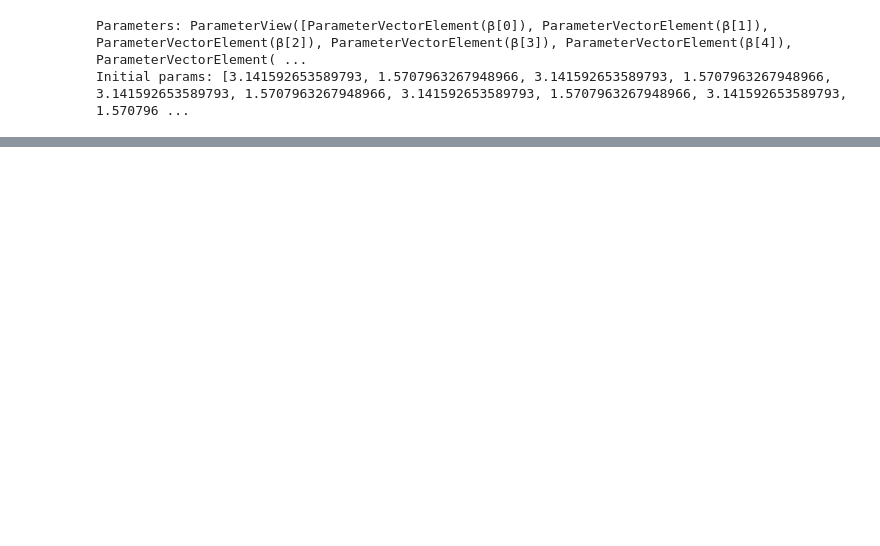
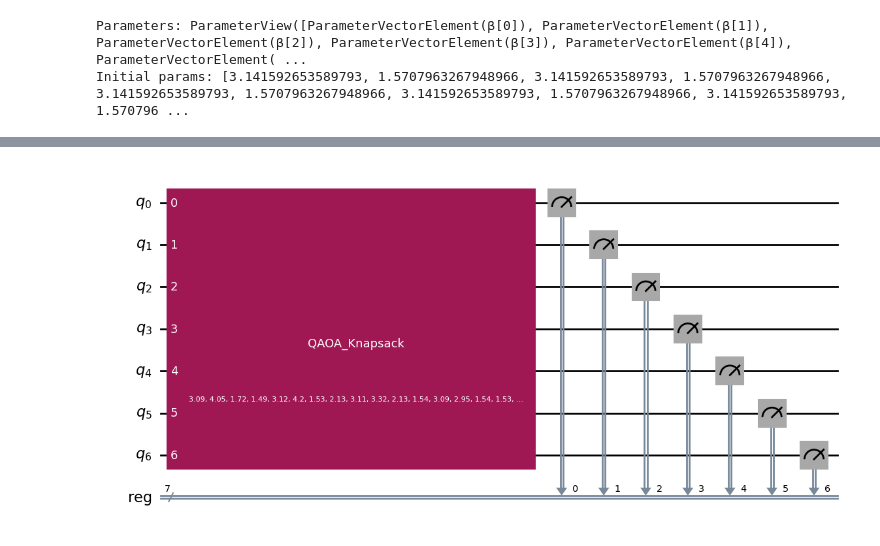
Before and after one commit to PiPevafo/QTG-QAOA_for_QKP, a Jupyter notebook: QTG_QAOA.ipynb, the cells around one changed output, grey strips where cells are left out. Cells and saved outputs as stored; diff of their text form; code cells hidden in the pictures; blank space fills up the shorter version.

```diff
--- a/QTG_QAOA.ipynb
+++ b/QTG_QAOA.ipynb
@@ -163,0 +270,26 @@ Mixer operator: SparsePauliOp(['IIIIIIIIIIX', 'IIIIIIIIIXI', 'IIIIIIIIXII', 'III
+# %%
+from feasible_circuit import build_feasible_superposition_circuit
+from constraint_mixer import build_constraint_mixer_operator
+
+#obtener feasible_space de final_distribution
+feasible_states = [key[0] for key, value in final_distribution.items() if value > 0]
+print("Feasible states:", feasible_states)
+
+circuit = build_feasible_superposition_circuit(feasible_states)
+
+constraint_mixer = build_constraint_mixer_operator(
+    feasible_states,      # lista de bit‑strings válidos
+    strategy="complete",  # ó "hamming1"
+    weight=1.0            # factor global — se absorbe en β
+)
+
+circuit.remove_final_measurements() # Limpia las mediciones finales
+
+reps = 10
+qaoa = QAOAAnsatz(
+    cost_operator=cost_hamiltonian,
+    reps=reps,
+    initial_state=circuit,
+    mixer_operator=constraint_mixer,
+    name="QAOA_Knapsack"
+)
@@ -174,7 +308,7 @@ Initial params: [3.141592653589793, 1.5707963267948966, 3.141592653589793, 1.570
 objective_func_vals = []
 
 estimator = AerEstimator()
-estimator.set_options(shots=1)
+estimator.set_options(shots=10_000)
 
 def cost_func_estimator(params, ansatz, hamiltonian, estimator):
     circuit_bound = ansatz.assign_parameters(params, inplace=False)
@@ -187,7 +321,7 @@ def cost_func_estimator(params, ansatz, hamiltonian, estimator):
 result = minimize(
     cost_func_estimator,
     init_params,
-    args=(qaoa1, cost_hamiltonian_ext, estimator),
+    args=(qaoa, cost_hamiltonian, estimator),
     method="COBYLA",
     tol=1e-10,
     options={'maxiter': 5000}
@@ -207,9 +350,11 @@ plt.show()
 # %%
-optimized_circuit = qaoa1.assign_parameters(result.x)
+optimized_circuit = qaoa.assign_parameters(result.x)
 reg = ClassicalRegister(n_items, 'reg')
 optimized_circuit.add_register(reg)
-optimized_circuit.measure(qaoa1.qubits[0:n_items], reg)
+optimized_circuit.measure(qaoa.qubits[0:n_items], reg)
 optimized_circuit.draw('mpl')
+# %% [output]
+[figure, added]
 # %%
 from qiskit import transpile
 from qiskit_aer import Aer
```
Also changed, not shown: parts of 28 cells of this notebook, 4 other files.
